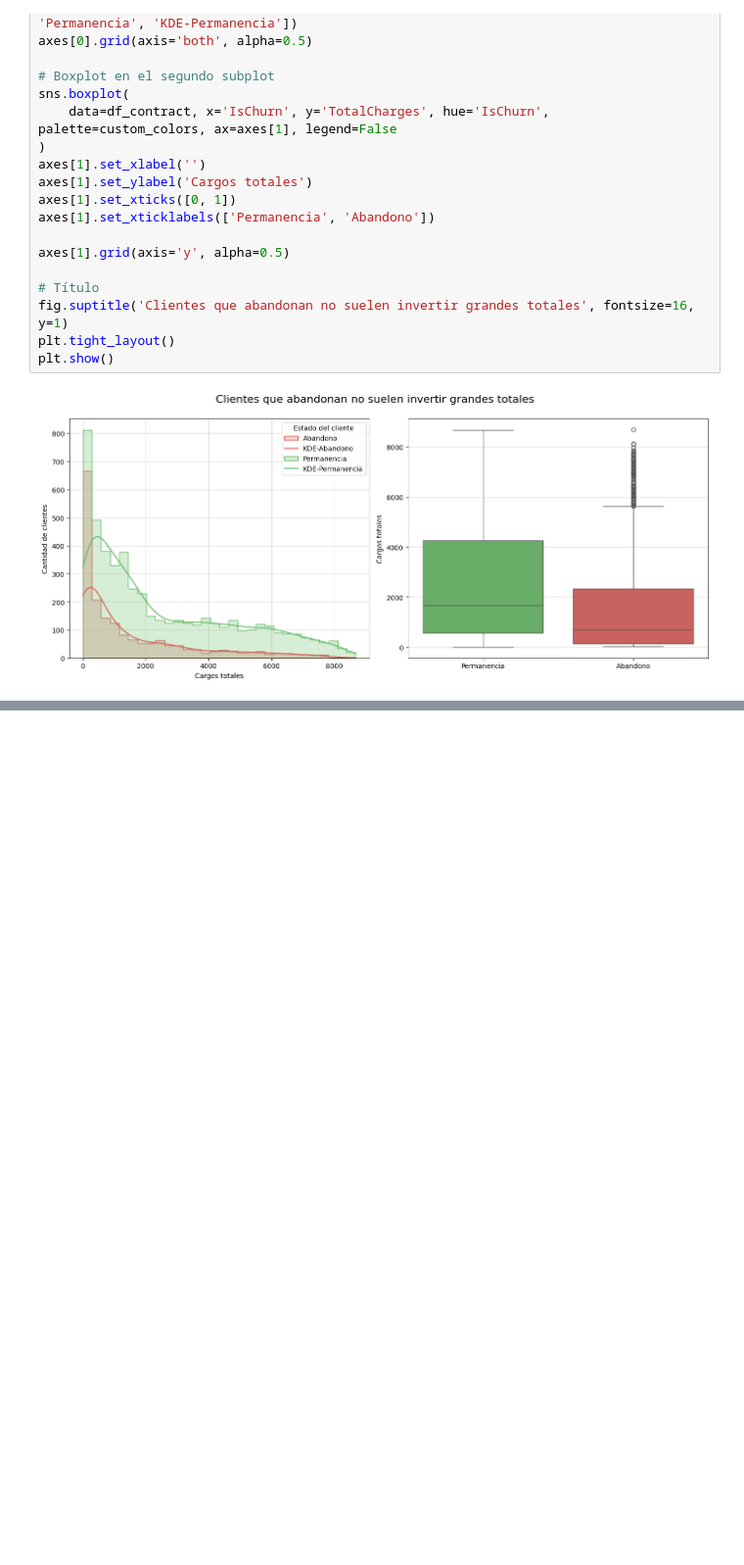
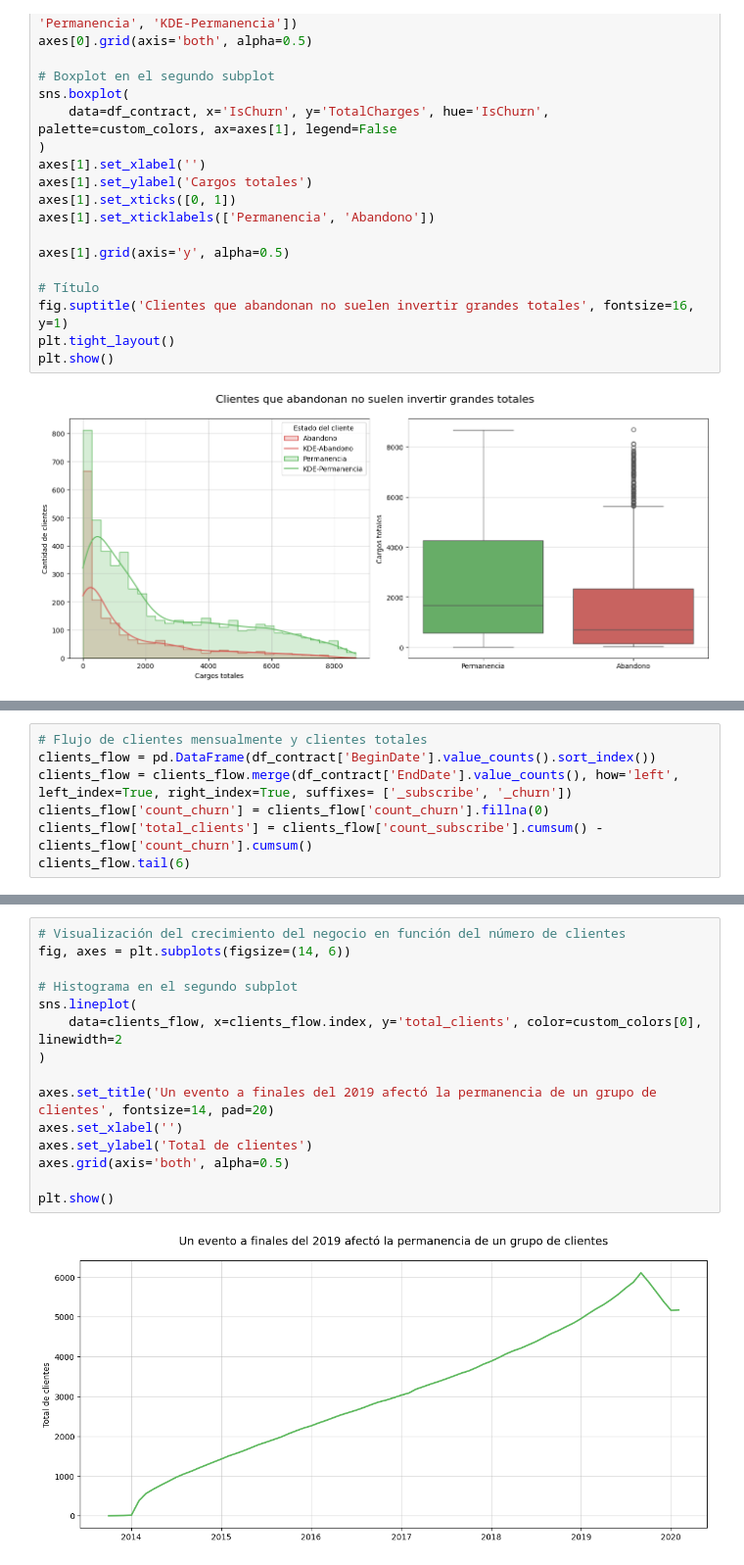
Before and after one commit to AndresCalvete-DataScientist/interconnect-customer-churn-prediction, a Jupyter notebook: notebooks/eda.ipynb, the cells around one changed output, grey strips where cells are left out. Shown at 98% size. Cells and saved outputs as stored; diff of their text form; blank space fills up the shorter version.

```diff
--- a/notebooks/eda.ipynb
+++ b/notebooks/eda.ipynb
@@ -561,0 +579,7 @@ df_contract
+# %%
+# Flujo de clientes mensualmente y clientes totales
+clients_flow = pd.DataFrame(df_contract['BeginDate'].value_counts().sort_index())
+clients_flow = clients_flow.merge(df_contract['EndDate'].value_counts(), how='left', left_index=True, right_index=True, suffixes= ['_subscribe', '_churn'])
+clients_flow['count_churn'] = clients_flow['count_churn'].fillna(0)
+clients_flow['total_clients'] = clients_flow['count_subscribe'].cumsum() - clients_flow['count_churn'].cumsum()
+clients_flow.tail(6)
@@ -561,0 +595,17 @@ df_contract
+# %%
+# Visualización del crecimiento del negocio en función del número de clientes
+fig, axes = plt.subplots(figsize=(14, 6))
+
+# Histograma en el segundo subplot
+sns.lineplot(
+    data=clients_flow, x=clients_flow.index, y='total_clients', color=custom_colors[0], linewidth=2
+)
+
+axes.set_title('Un evento a finales del 2019 afectó la permanencia de un grupo de clientes', fontsize=14, pad=20)
+axes.set_xlabel('')
+axes.set_ylabel('Total de clientes')
+axes.grid(axis='both', alpha=0.5)
+
+plt.show()
+# %% [output]
+[figure, added]
```
Also changed, not shown: parts of 10 cells of this notebook.
